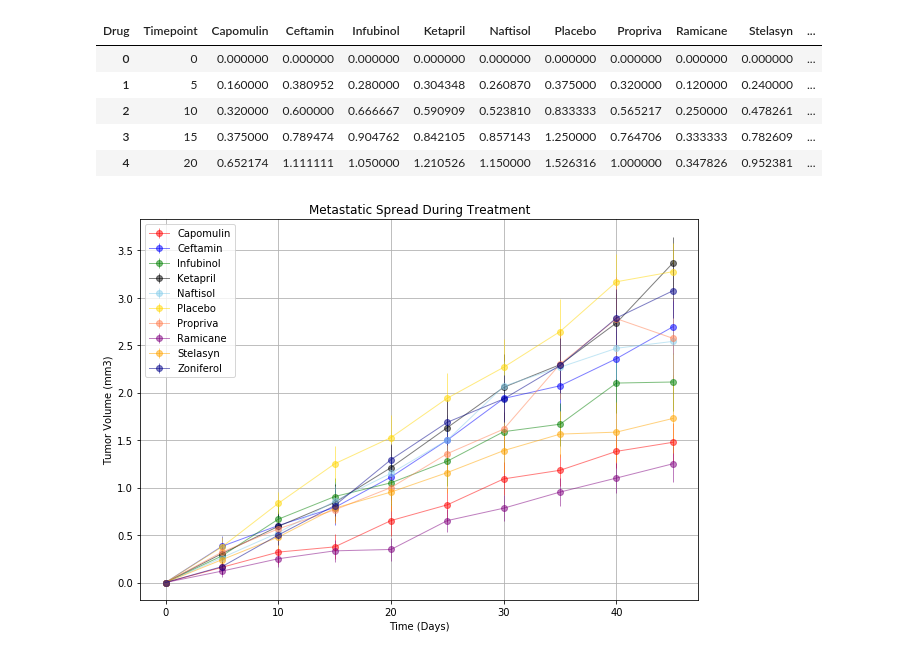
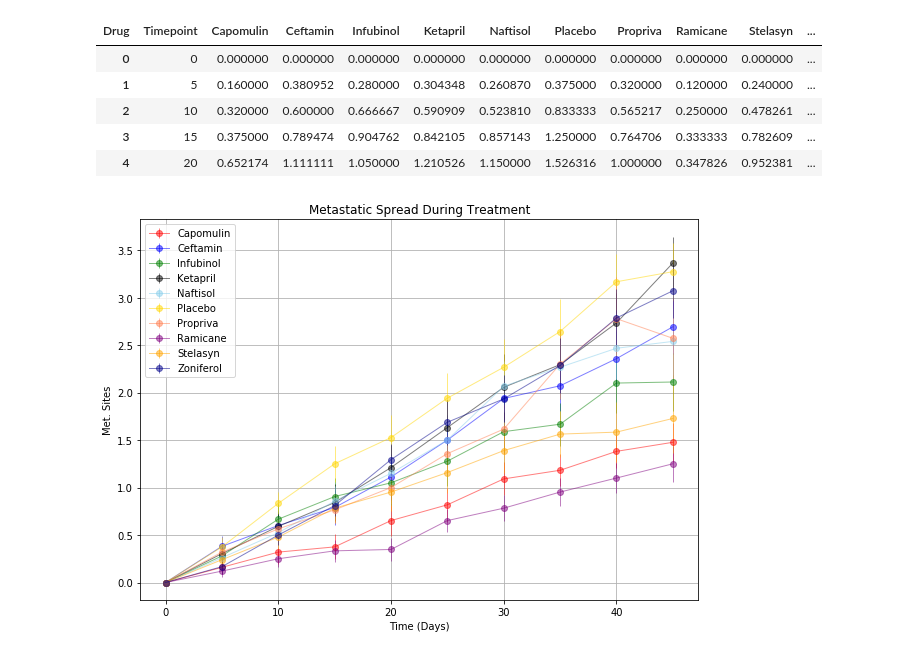
Before and after one commit to djoleary5/Pymaceuticals, a Jupyter notebook: Pymaceuticals.ipynb, the cells around one changed output. Saved outputs shown, nothing was run; the diff lists cells and outputs as text; code cells hidden in the pictures.

Commit message:
third plot complete

```diff
--- a/Pymaceuticals.ipynb
+++ b/Pymaceuticals.ipynb
@@ -193,32 +193,32 @@ metaTab.head()
 plt.figure(figsize=(10,7))
 plt.errorbar(metaTab['Timepoint'], metaTab['Capomulin'], metaErrTab['Capomulin'],
              marker ='o', color='red', label="Capomulin", alpha=0.5, linewidth=1.0)
 plt.errorbar(metaTab['Timepoint'], metaTab['Ceftamin'], metaErrTab['Ceftamin'],
              marker ='o', color='blue', label="Ceftamin", alpha=0.5, linewidth=1.0)
 plt.errorbar(metaTab['Timepoint'], metaTab['Infubinol'], metaErrTab['Infubinol'],
              marker ='o', color='green', label="Infubinol", alpha=0.5, linewidth=1.0)
 plt.errorbar(metaTab['Timepoint'], metaTab['Ketapril'], metaErrTab['Ketapril'],
              marker ='o', color='black', label="Ketapril", alpha=0.5, linewidth=1.0)
 plt.errorbar(metaTab['Timepoint'], metaTab['Naftisol'], metaErrTab['Naftisol'],
              marker ='o', color='skyblue', label="Naftisol", alpha=0.5, linewidth=1.0)
 plt.errorbar(metaTab['Timepoint'], metaTab['Placebo'], metaErrTab['Placebo'],
              marker ='o', color='gold', label="Placebo", alpha=0.5, linewidth=1.0)
 plt.errorbar(metaTab['Timepoint'], metaTab['Propriva'], metaErrTab['Propriva'],
              marker ='o', color='coral', label="Propriva", alpha=0.5, linewidth=1.0)
 plt.errorbar(metaTab['Timepoint'], metaTab['Ramicane'], metaErrTab['Ramicane'],
              marker ='o', color='purple', label="Ramicane", alpha=0.5, linewidth=1.0)
 plt.errorbar(metaTab['Timepoint'], metaTab['Stelasyn'], metaErrTab['Stelasyn'],
              marker ='o', color='orange', label="Stelasyn", alpha=0.5, linewidth=1.0)
 plt.errorbar(metaTab['Timepoint'], metaTab['Zoniferol'], metaErrTab['Zoniferol'],
              marker ='o', color='darkblue', label="Zoniferol", alpha=0.5, linewidth=1.0)
 plt.grid()
 plt.legend()
 plt.title("Metastatic Spread During Treatment")
 plt.xlabel("Time (Days)")
-plt.ylabel("Tumor Volume (mm3)")
+plt.ylabel("Met. Sites")
 
 # Save the Figure
 plt.savefig('output/meta_spread_data.png')
 plt.show()
 # %% [output]
-[figure, old version]
+[figure, new version]
```
Also changed, not shown: parts of 3 cells of this notebook.
